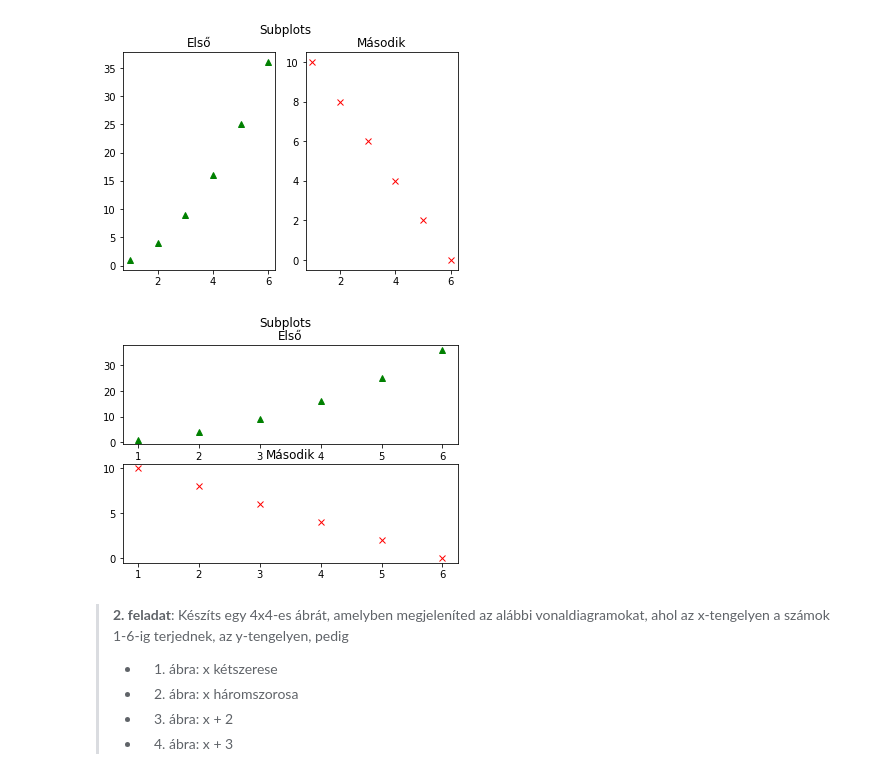
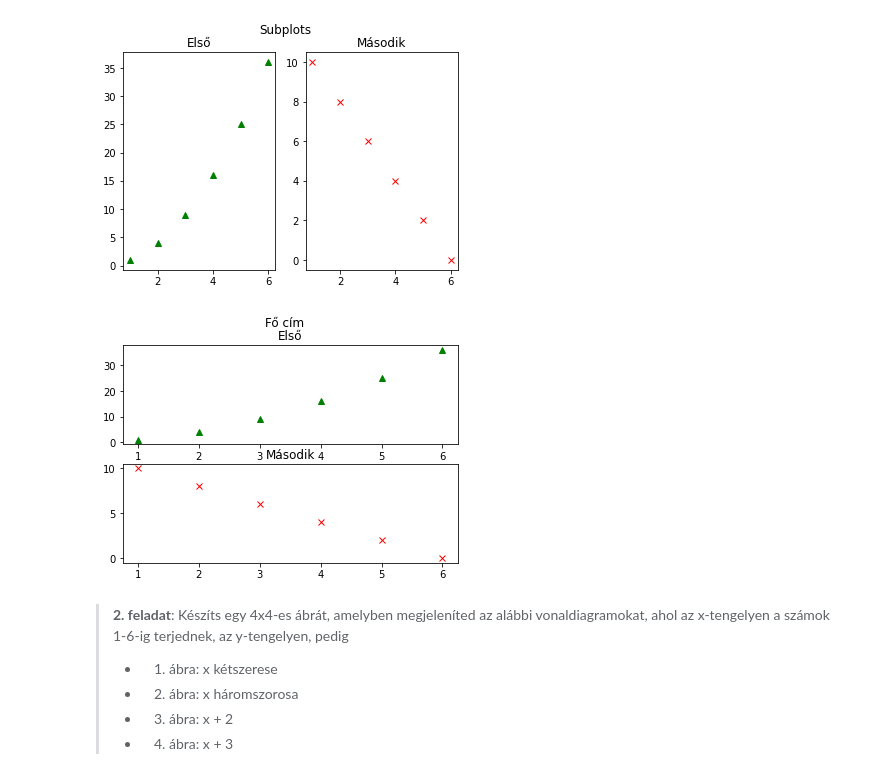
Before and after one commit to Zol-S/other, a Jupyter notebook: BCE/Python/8_adatvizualizacio.ipynb, the cells around one changed output. Drawn from its saved outputs; the diff is of its cells as text; code cells hidden in the pictures.

```diff
--- a/BCE/Python/8_adatvizualizacio.ipynb
+++ b/BCE/Python/8_adatvizualizacio.ipynb
@@ -99,18 +108,19 @@ plt.show()
 # %% [output]
 [figure]
 # %%
+# Vízszintes elrendezés
 plt.subplot(2, 1, 1)
 plt.plot(x_values, y_values, "g^")
 plt.title("Első")
 
 plt.subplot(2, 1, 2)
 plt.plot(x_values, [10, 8, 6, 4, 2, 0], "rx")
 plt.title("Második")
 
-plt.suptitle("Subplots")
+plt.suptitle("Fő cím")
 plt.show()
 # %% [output]
-[figure, old version]
+[figure, new version]
 # %% [markdown]
 > **2. feladat**: Készíts egy 4x4-es ábrát, amelyben megjeleníted az alábbi vonaldiagramokat, ahol az x-tengelyen a számok 1-6-ig terjednek, az y-tengelyen, pedig
 > - 1. ábra: x kétszerese
```
Also changed, not shown: parts of 41 cells of this notebook, 3 other files.
